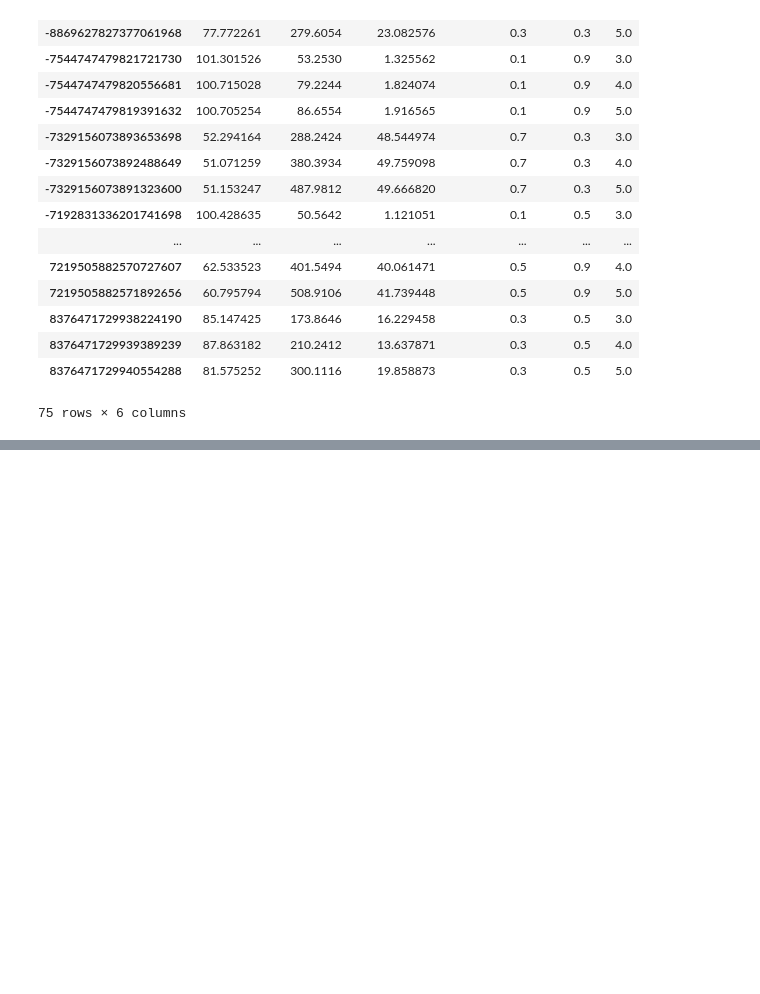
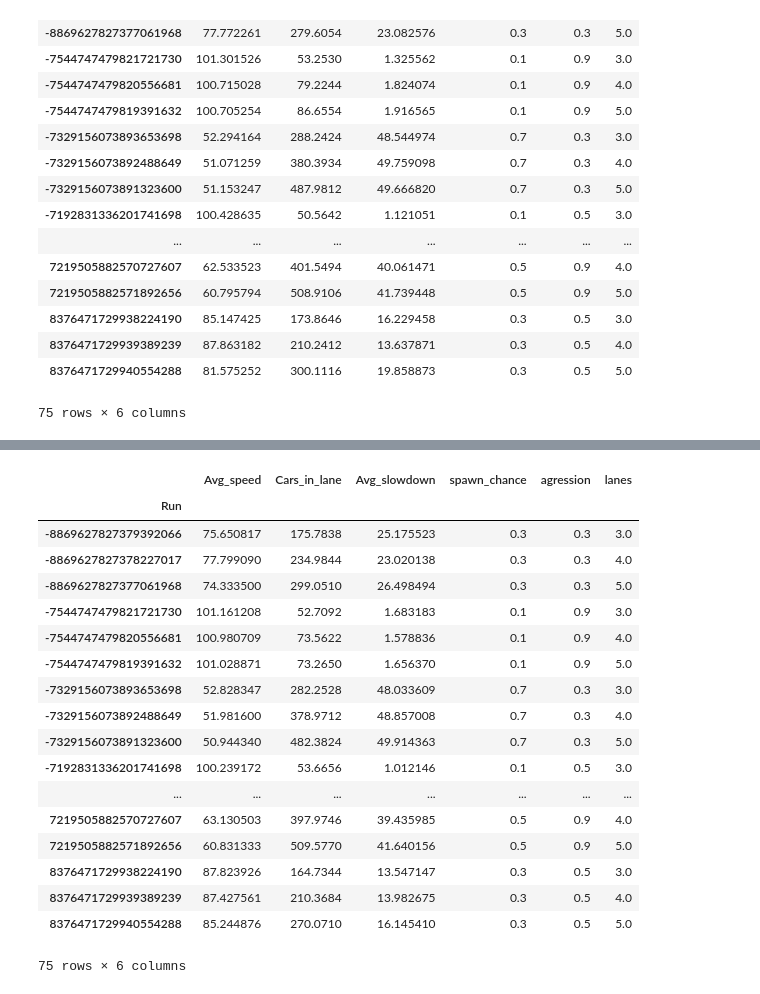
Before and after one commit to CoenHoningh/ABM, a Jupyter notebook: Data-analysis/OFAT/OFAT_anal.ipynb, the cells around one changed output, grey strips where cells are left out. Cells and saved outputs as stored; diff of their text form; code cells hidden in the pictures; blank space fills up the shorter version.

```diff
--- a/Data-analysis/OFAT/OFAT_anal.ipynb
+++ b/Data-analysis/OFAT/OFAT_anal.ipynb
@@ -226,3 +261,31 @@ plt.show()
 # %% [output]
 [interactive output not drawn]
 [interactive output not drawn]
+# %%
+rl2 = pd.read_csv('batch_lanes_2.csv')
+rl2.drop(rl2.columns[0], axis=1, inplace=True)
+rl2g = rl2.groupby('Run')
+rl2g = rl2g.tail(5000).groupby('Run')
+rl2gm = rl2g.agg(np.mean)
+# %%
+rl2gm
+# %% [output]
+|  | Avg_speed | Cars_in_lane | Avg_slowdown | spawn_chance | agression | lanes |
+| Run |  |  |  |  |  |  |
+| -8869627827379392066 | 75.650817 | 175.7838 | 25.175523 | 0.3 | 0.3 | 3.0 |
+| -8869627827378227017 | 77.799090 | 234.9844 | 23.020138 | 0.3 | 0.3 | 4.0 |
+| -8869627827377061968 | 74.333500 | 299.0510 | 26.498494 | 0.3 | 0.3 | 5.0 |
+| -7544747479821721730 | 101.161208 | 52.7092 | 1.683183 | 0.1 | 0.9 | 3.0 |
+| -7544747479820556681 | 100.980709 | 73.5622 | 1.578836 | 0.1 | 0.9 | 4.0 |
+| -7544747479819391632 | 101.028871 | 73.2650 | 1.656370 | 0.1 | 0.9 | 5.0 |
+| -7329156073893653698 | 52.828347 | 282.2528 | 48.033609 | 0.7 | 0.3 | 3.0 |
+| -7329156073892488649 | 51.981600 | 378.9712 | 48.857008 | 0.7 | 0.3 | 4.0 |
+| -7329156073891323600 | 50.944340 | 482.3824 | 49.914363 | 0.7 | 0.3 | 5.0 |
+| -7192831336201741698 | 100.239172 | 53.6656 | 1.012146 | 0.1 | 0.5 | 3.0 |
+| ... | ... | ... | ... | ... | ... | ... |
+| 7219505882570727607 | 63.130503 | 397.9746 | 39.435985 | 0.5 | 0.9 | 4.0 |
+| 7219505882571892656 | 60.831333 | 509.5770 | 41.640156 | 0.5 | 0.9 | 5.0 |
+| 8376471729938224190 | 87.823926 | 164.7344 | 13.547147 | 0.3 | 0.5 | 3.0 |
+| 8376471729939389239 | 87.427561 | 210.3684 | 13.982675 | 0.3 | 0.5 | 4.0 |
+| 8376471729940554288 | 85.244876 | 270.0710 | 16.145410 | 0.3 | 0.5 | 5.0 |
+75 rows × 6 columns
```
Also changed, not shown: parts of 11 cells of this notebook, 8 other files.
